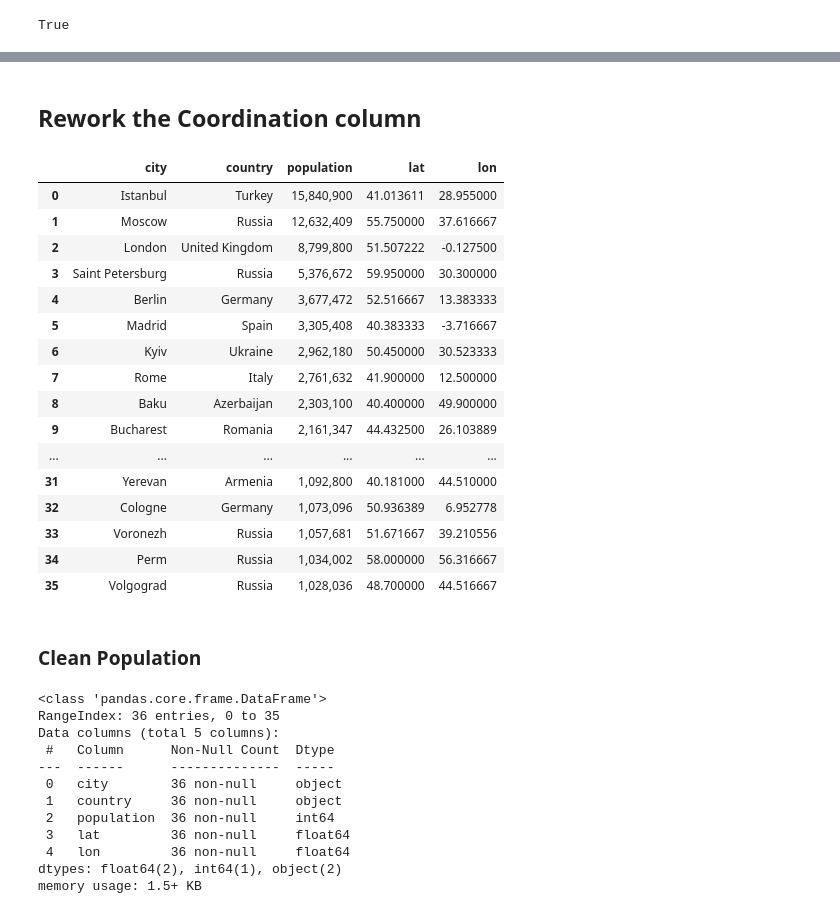
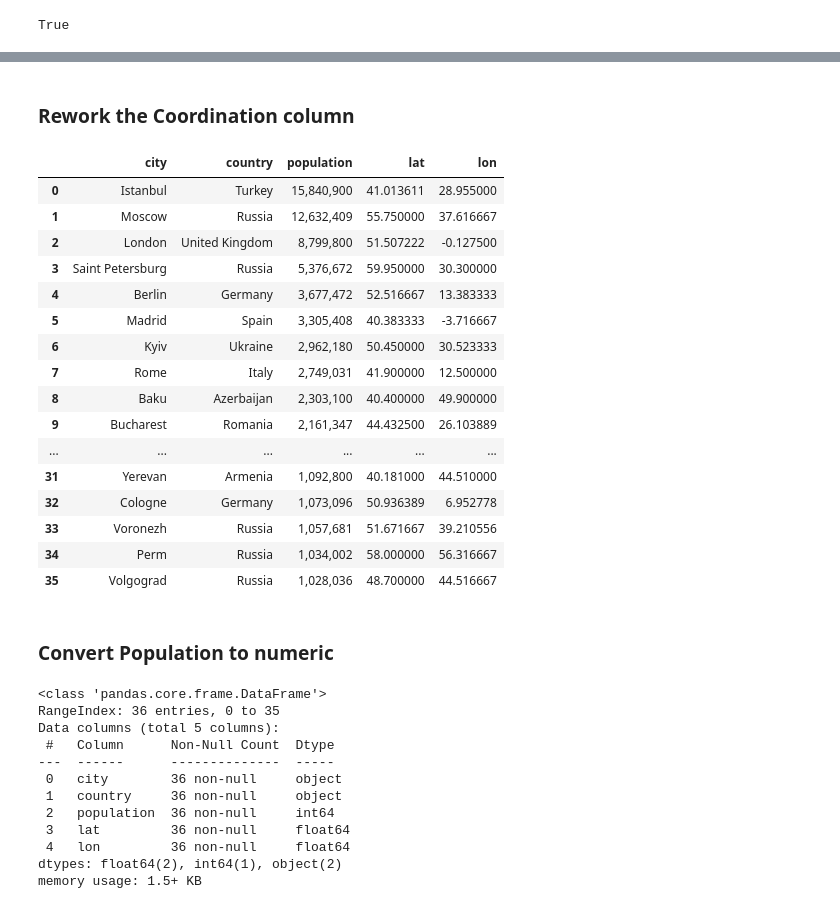
Before and after one commit to JacquelineBashta/WebScrap_GansEscooter, a Jupyter notebook: 01_cities/cities.ipynb, the cells around one changed output, grey strips where cells are left out. Cells and saved outputs as stored; diff of their text form; code cells hidden in the pictures.

```diff
--- a/01_cities/cities.ipynb
+++ b/01_cities/cities.ipynb
@@ -49,4 +51,4 @@ len(city_dict["city"]) == len(city_dict["country"]) == len(city_dict["population
 # %% [output]
 True
 # %%
-df=pd.DataFrame(city_dict)
+city_df = pd.DataFrame(city_dict)
@@ -53,5 +57,7 @@ df=pd.DataFrame(city_dict)
+# %%
+city_c_df = city_df.copy()
 # %% [markdown]
-## Rework the Coordination column
+###  Rework the Coordination column
 # %%
 def ConvertCoord(row):
     #convert lat and long
@@ -67,30 +73,30 @@ def ConvertCoord(row):
         print("ERROR, COORDINATES are not Convertable")
     return (lat,long)
 # %%
-df["lat"]=df.apply(ConvertCoord,axis=1,result_type="expand")[0]
-df["lon"]=df.apply(ConvertCoord,axis=1,result_type="expand")[1]
+city_c_df["lat"]=city_c_df.apply(ConvertCoord,axis=1,result_type="expand")[0]
+city_c_df["lon"]=city_c_df.apply(ConvertCoord,axis=1,result_type="expand")[1]
 # %%
-df=df.drop(["coordination"],axis=1)
+city_c_df=city_c_df.drop(["coordination"],axis=1)
-# %%
-df
-# %% [output]
-|  | city | country | population | lat | lon |
-| 0 | Istanbul | Turkey | 15,840,900 | 41.013611 | 28.955000 |
-| 1 | Moscow | Russia | 12,632,409 | 55.750000 | 37.616667 |
-| 2 | London | United Kingdom | 8,799,800 | 51.507222 | -0.127500 |
-| 3 | Saint Petersburg | Russia | 5,376,672 | 59.950000 | 30.300000 |
-| 4 | Berlin | Germany | 3,677,472 | 52.516667 | 13.383333 |
-| 5 | Madrid | Spain | 3,305,408 | 40.383333 | -3.716667 |
-| 6 | Kyiv | Ukraine | 2,962,180 | 50.450000 | 30.523333 |
-| 7 | Rome | Italy | 2,761,632 | 41.900000 | 12.500000 |
-| 8 | Baku | Azerbaijan | 2,303,100 | 40.400000 | 49.900000 |
-| 9 | Bucharest | Romania | 2,161,347 | 44.432500 | 26.103889 |
-| ... | ... | ... | ... | ... | ... |
-| 31 | Yerevan | Armenia | 1,092,800 | 40.181000 | 44.510000 |
-| 32 | Cologne | Germany | 1,073,096 | 50.936389 | 6.952778 |
-| 33 | Voronezh | Russia | 1,057,681 | 51.671667 | 39.210556 |
-| 34 | Perm | Russia | 1,034,002 | 58.000000 | 56.316667 |
-| 35 | Volgograd | Russia | 1,028,036 | 48.700000 | 44.516667 |
+# %%
+city_c_df
+# %% [output]
+|  | city | country | population | lat | lon |
+| 0 | Istanbul | Turkey | 15,840,900 | 41.013611 | 28.955000 |
+| 1 | Moscow | Russia | 12,632,409 | 55.750000 | 37.616667 |
+| 2 | London | United Kingdom | 8,799,800 | 51.507222 | -0.127500 |
+| 3 | Saint Petersburg | Russia | 5,376,672 | 59.950000 | 30.300000 |
+| 4 | Berlin | Germany | 3,677,472 | 52.516667 | 13.383333 |
+| 5 | Madrid | Spain | 3,305,408 | 40.383333 | -3.716667 |
+| 6 | Kyiv | Ukraine | 2,962,180 | 50.450000 | 30.523333 |
+| 7 | Rome | Italy | 2,749,031 | 41.900000 | 12.500000 |
+| 8 | Baku | Azerbaijan | 2,303,100 | 40.400000 | 49.900000 |
+| 9 | Bucharest | Romania | 2,161,347 | 44.432500 | 26.103889 |
+| ... | ... | ... | ... | ... | ... |
+| 31 | Yerevan | Armenia | 1,092,800 | 40.181000 | 44.510000 |
+| 32 | Cologne | Germany | 1,073,096 | 50.936389 | 6.952778 |
+| 33 | Voronezh | Russia | 1,057,681 | 51.671667 | 39.210556 |
+| 34 | Perm | Russia | 1,034,002 | 58.000000 | 56.316667 |
+| 35 | Volgograd | Russia | 1,028,036 | 48.700000 | 44.516667 |
 # %% [markdown]
-### Clean Population
+### Convert Population to numeric
 # %%
```
Also changed, not shown: parts of 35 cells of this notebook, 6 other files.
